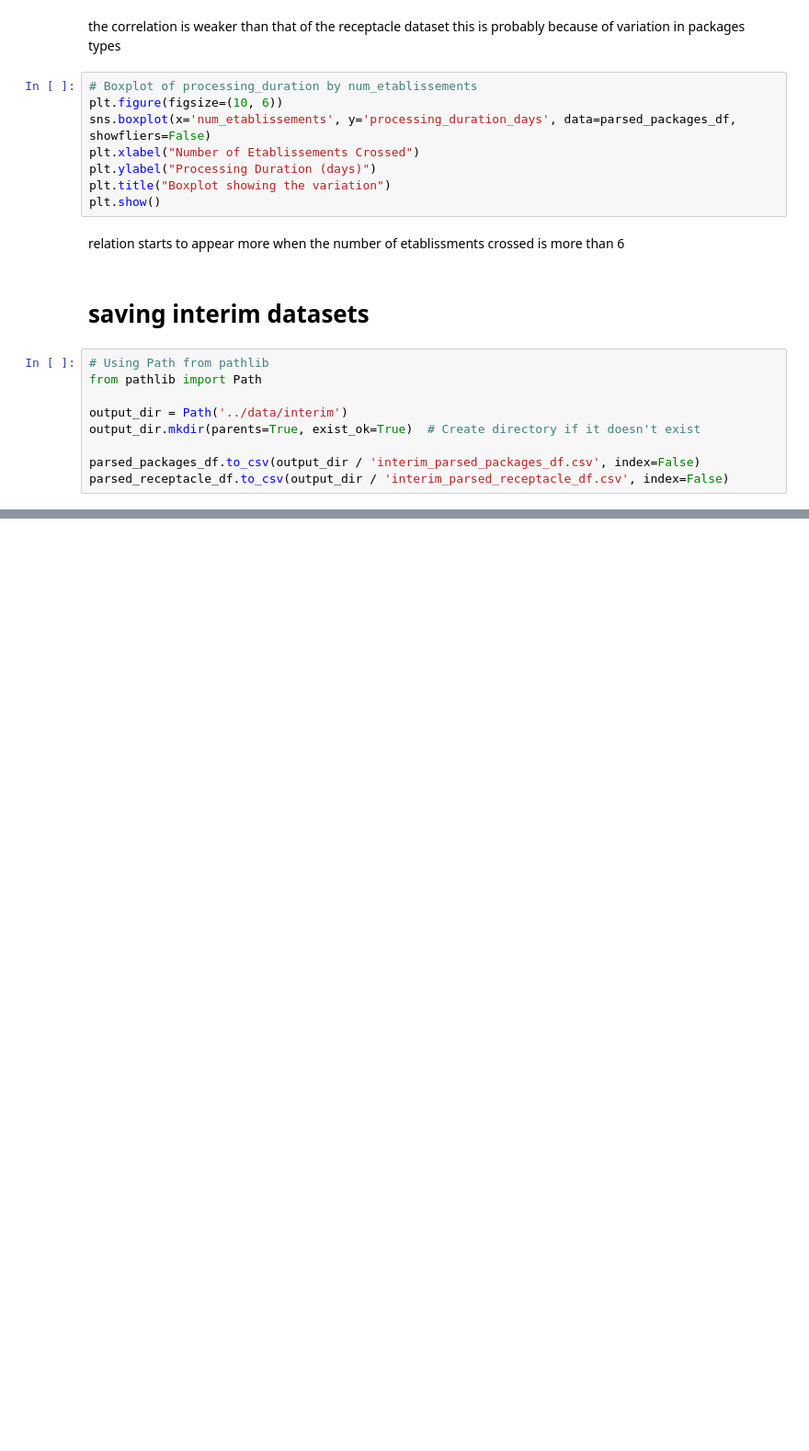
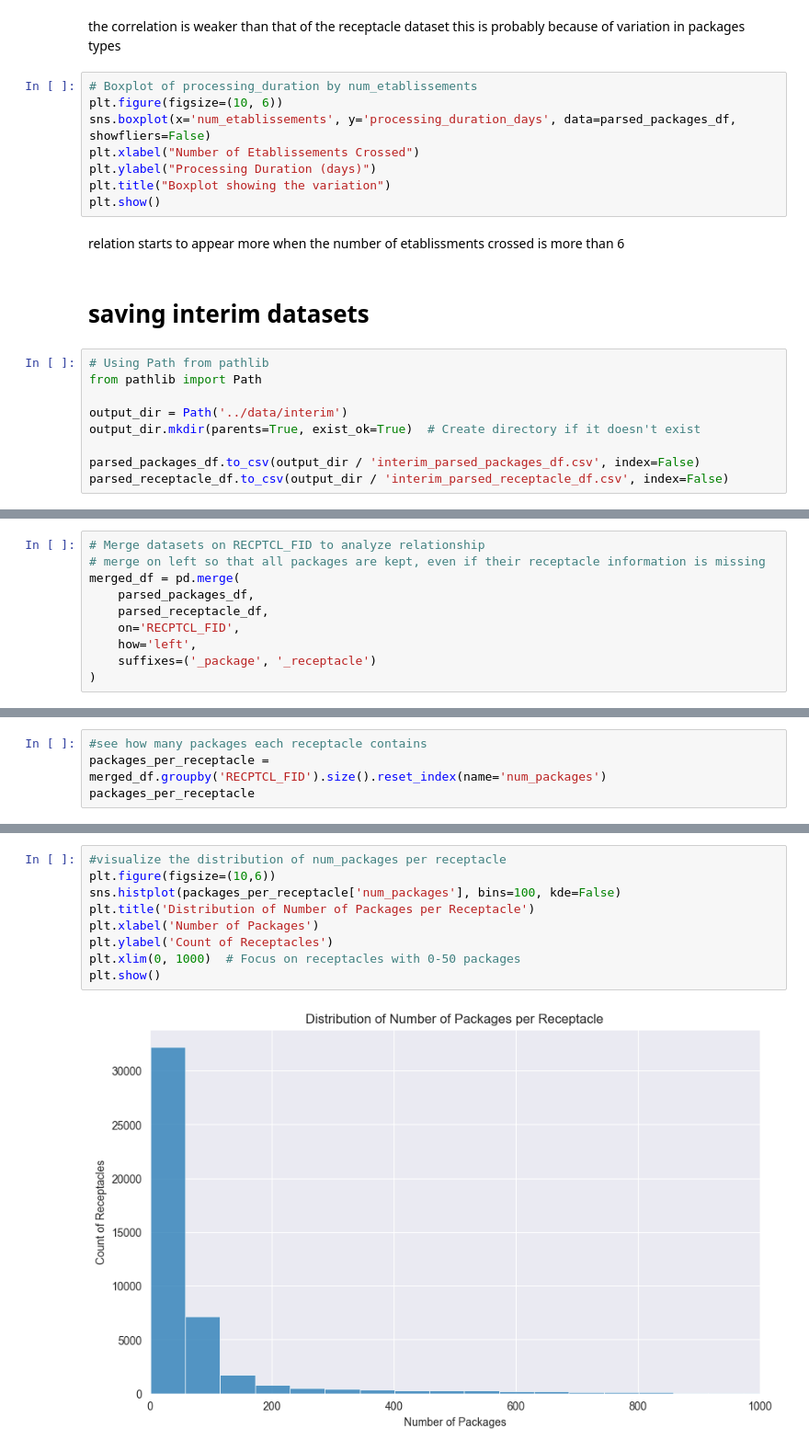
Before and after one commit to DjameelEddine/Data-Mining, a Jupyter notebook: notebooks/EDA.ipynb, the cells around one changed output, grey strips where cells are left out. Shown: that part at 92% size. Cells and saved outputs as stored; diff of their text form; blank space fills up the shorter version.

Commit message:
merged_df analysis at the end of EDA(not complete)

```diff
--- a/notebooks/EDA.ipynb
+++ b/notebooks/EDA.ipynb
@@ -1389,0 +1377,10 @@ parsed_receptacle_df.to_csv(output_dir / 'interim_parsed_receptacle_df.csv', ind
+# %%
+# Merge datasets on RECPTCL_FID to analyze relationship
+# merge on left so that all packages are kept, even if their receptacle information is missing
+merged_df = pd.merge(
+    parsed_packages_df,
+    parsed_receptacle_df,
+    on='RECPTCL_FID',
+    how='left',
+    suffixes=('_package', '_receptacle')
+)
@@ -1389,0 +1391,4 @@ parsed_receptacle_df.to_csv(output_dir / 'interim_parsed_receptacle_df.csv', ind
+# %%
+#see how many packages each receptacle contains
+packages_per_receptacle = merged_df.groupby('RECPTCL_FID').size().reset_index(name='num_packages')
+packages_per_receptacle
@@ -1389,0 +1409,11 @@ parsed_receptacle_df.to_csv(output_dir / 'interim_parsed_receptacle_df.csv', ind
+# %%
+#visualize the distribution of num_packages per receptacle
+plt.figure(figsize=(10,6))
+sns.histplot(packages_per_receptacle['num_packages'], bins=100, kde=False)
+plt.title('Distribution of Number of Packages per Receptacle')
+plt.xlabel('Number of Packages')
+plt.ylabel('Count of Receptacles')
+plt.xlim(0, 1000)  # Focus on receptacles with 0-50 packages
+plt.show()
+# %% [output]
+[figure, added]
```
Also changed, not shown: parts of 12 cells of this notebook.
